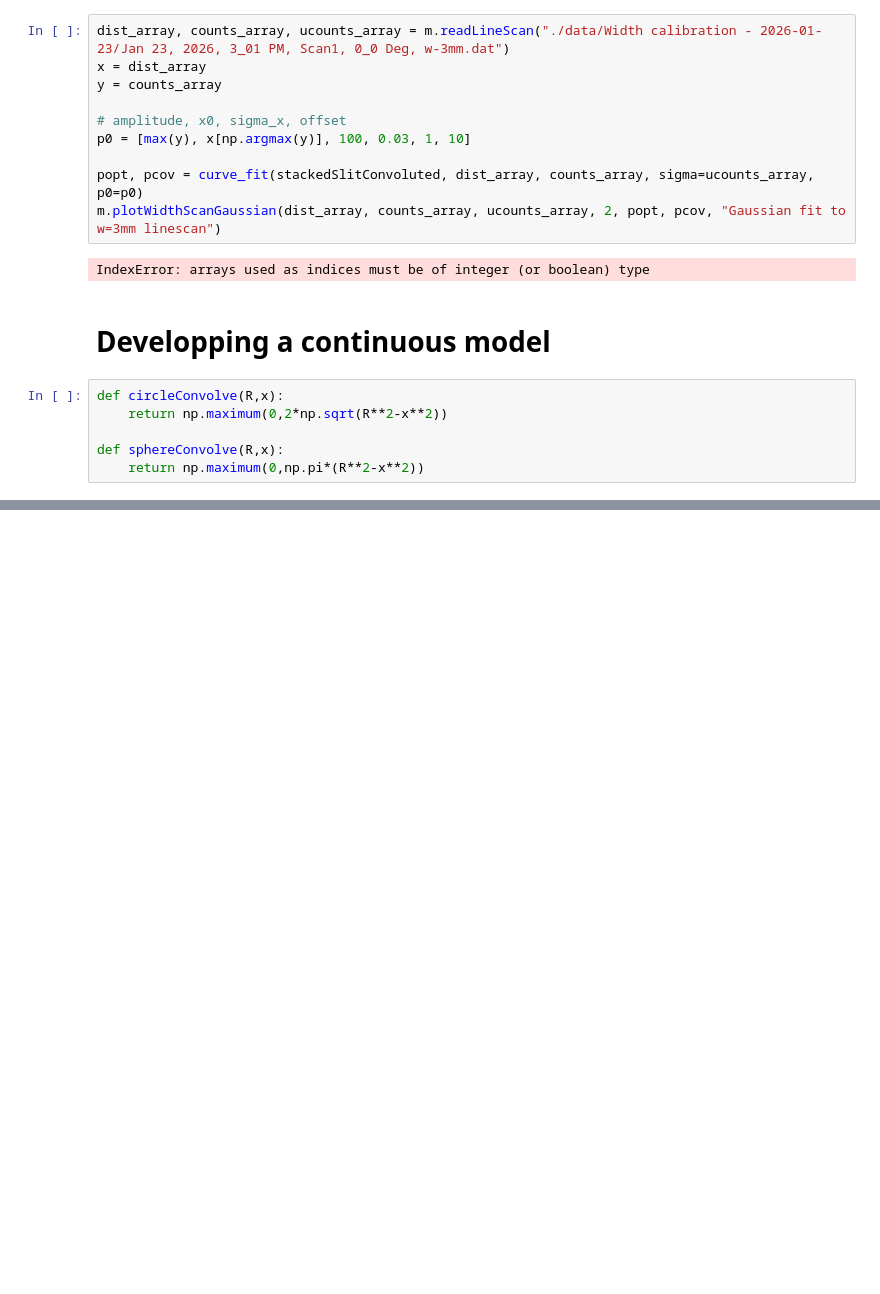
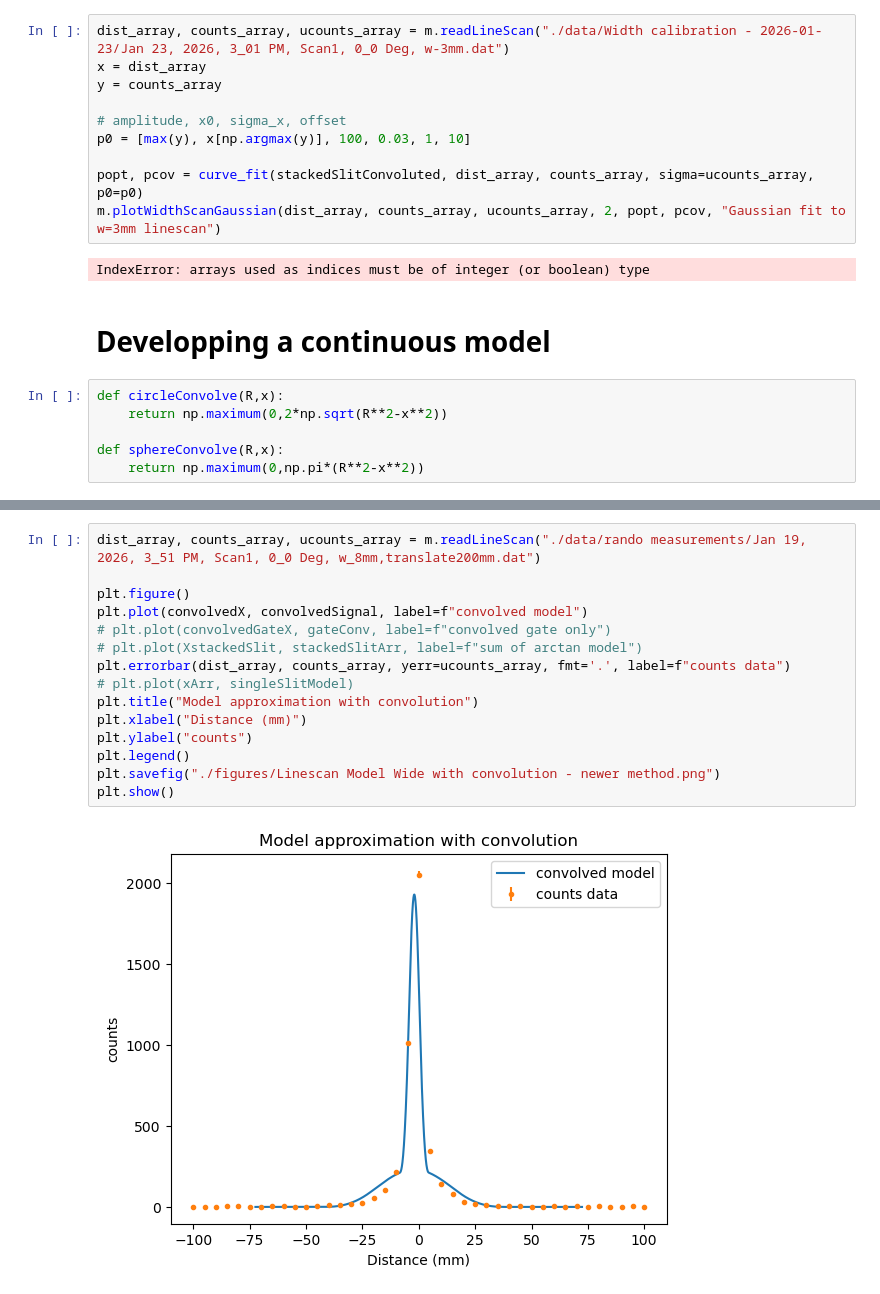
Before and after one commit to MarkZhit/PHYS409-PET, a Jupyter notebook: ModelDefinition.ipynb, the cells around one changed output, grey strips where cells are left out. Cells and saved outputs as stored; diff of their text form; blank space fills up the shorter version.

```diff
--- a/ModelDefinition.ipynb
+++ b/ModelDefinition.ipynb
@@ -230,0 +287,17 @@ plt.show()
+# %%
+dist_array, counts_array, ucounts_array = m.readLineScan("./data/rando measurements/Jan 19, 2026, 3_51 PM, Scan1, 0_0 Deg, w_8mm,translate200mm.dat")
+
+plt.figure()
+plt.plot(convolvedX, convolvedSignal, label=f"convolved model")
+# plt.plot(convolvedGateX, gateConv, label=f"convolved gate only")
+# plt.plot(XstackedSlit, stackedSlitArr, label=f"sum of arctan model")
+plt.errorbar(dist_array, counts_array, yerr=ucounts_array, fmt='.', label=f"counts data")
+# plt.plot(xArr, singleSlitModel)
+plt.title("Model approximation with convolution")
+plt.xlabel("Distance (mm)")
+plt.ylabel("counts")
+plt.legend()
+plt.savefig("./figures/Linescan Model Wide with convolution - newer method.png")
+plt.show()
+# %% [output]
+[figure, added]
```
Also changed, not shown: parts of 5 cells of this notebook, 4 other files.
